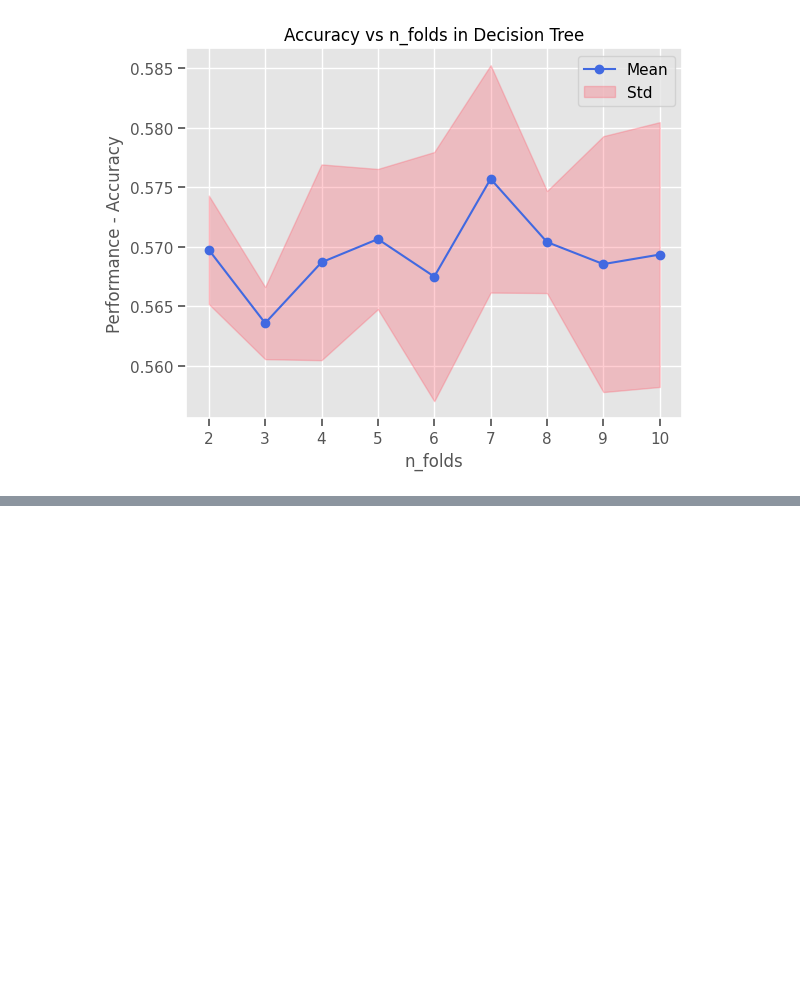
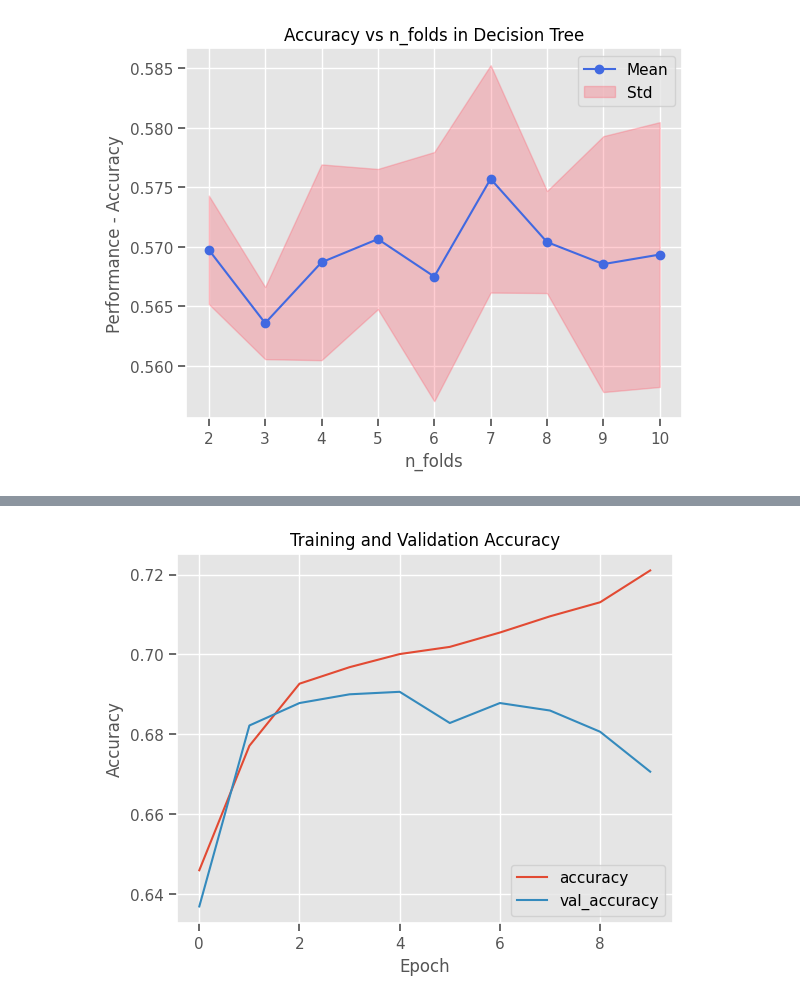
Before and after one commit to Jonkkeyler333/Deteccion_sindrome_ojo_seco, a Jupyter notebook: main.ipynb, the cells around one changed output, grey strips where cells are left out. Saved outputs shown, nothing was run; the diff lists cells and outputs as text; code cells hidden in the pictures; blank space fills up the shorter version.

```diff
--- a/main.ipynb
+++ b/main.ipynb
@@ -658,0 +702,12 @@ plt.show()
+# %%
+modeld2=Sequential([
+    tf.keras.Input(shape=(X_train_s.shape[1],)),
+    Dense(128, activation='relu'),
+    Dense(128, activation='relu'),
+    Dense(128, activation='relu'),
+    Dense(128, activation='relu'),
+    Dense(128, activation='relu'),
+    Dense(128, activation='relu'),
+    Dense(1,activation='sigmoid')])
+modeld2.compile(optimizer=Adam(learning_rate=1e-4),loss='binary_crossentropy',metrics=['accuracy'])
+history2=modeld2.fit(X_train_s,y_train,epochs=10,batch_size=32,validation_split=0.2,verbose=1)
@@ -658,0 +735,4 @@ plt.show()
+# %%
+plot_history(history2)
+# %% [output]
+[figure, added]
```
Also changed, not shown: parts of 17 cells of this notebook.
